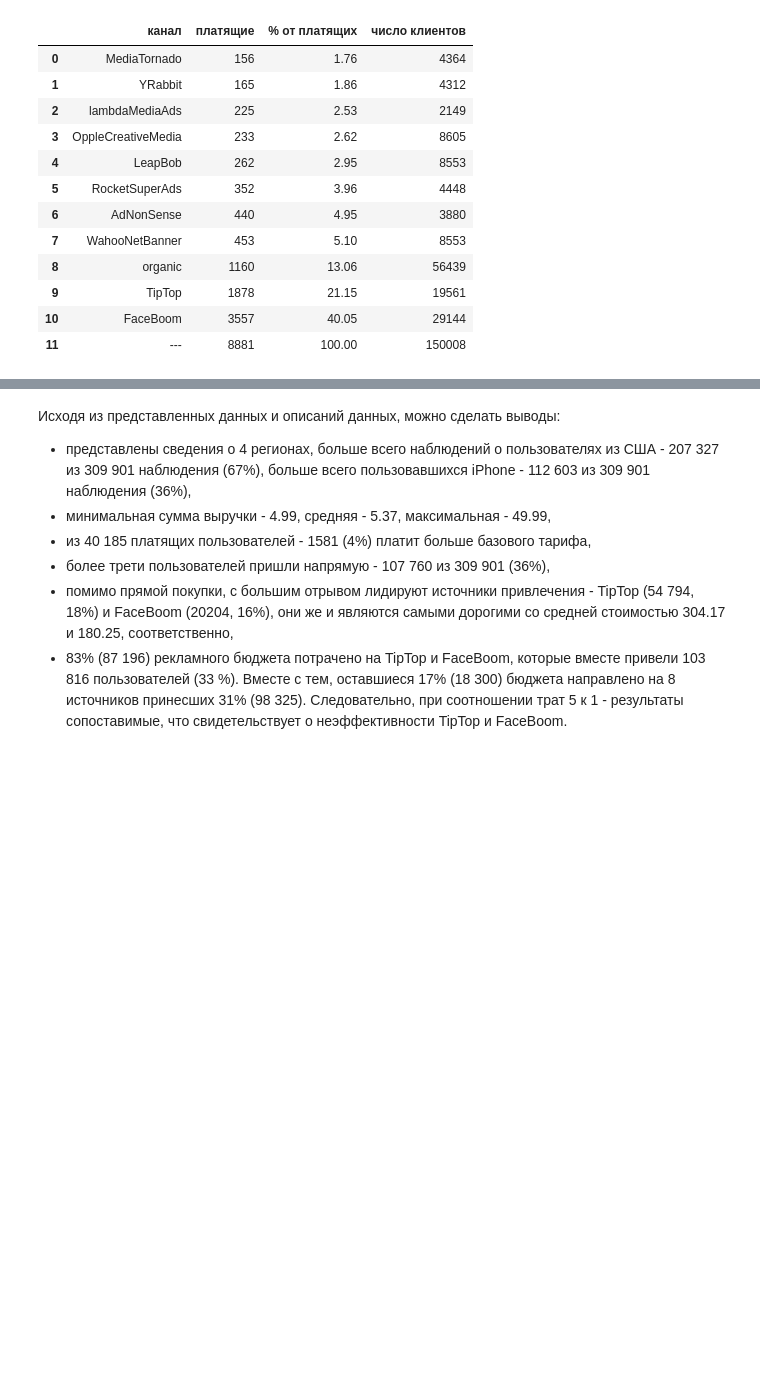
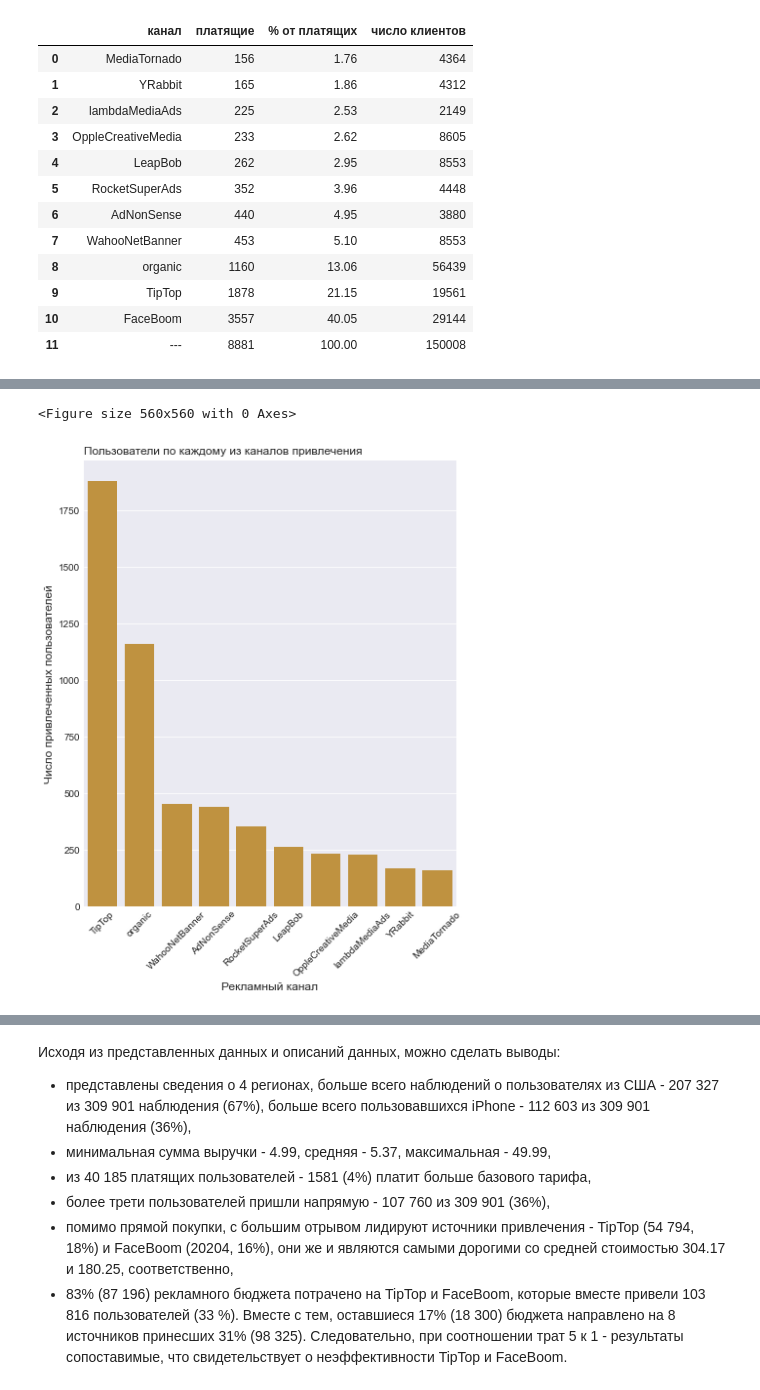
Before and after one commit to ikazman/practicum_da_projects, a Jupyter notebook: marketing_analysis/maketing_analysis-refactoring.ipynb, the cells around one changed output, grey strips where cells are left out. Saved outputs shown, nothing was run; the diff lists cells and outputs as text; code cells hidden in the pictures; blank space fills up the shorter version.

```diff
--- a/marketing_analysis/maketing_analysis-refactoring.ipynb
+++ b/marketing_analysis/maketing_analysis-refactoring.ipynb
@@ -509,0 +413,9 @@ channels_grouped.query('channel not in ["FaceBoom", "TipTop"]')['% of total cost
+# %%
+title = 'Пользователи по каждому из каналов привлечения'
+xlabel = 'Рекламный канал'
+ylabel = 'Число привлеченных пользователей'
+data = channels_by_payer.iloc[:10].sort_values(by='платящие', ascending=False)
+calc.sns_catplot(x='канал', y='платящие', data=data, title=title, xlabel=xlabel, ylabel=ylabel)
+# %% [output]
+<Figure size 560x560 with 0 Axes>
+[figure, added]
```
Also changed, not shown: parts of 88 cells of this notebook.
